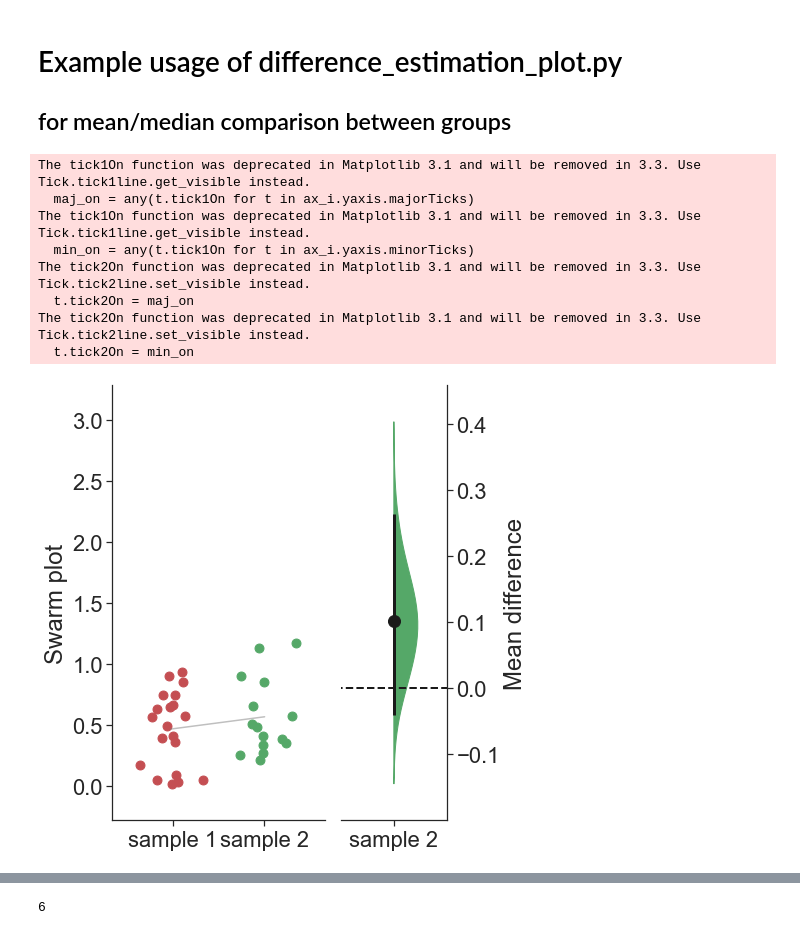
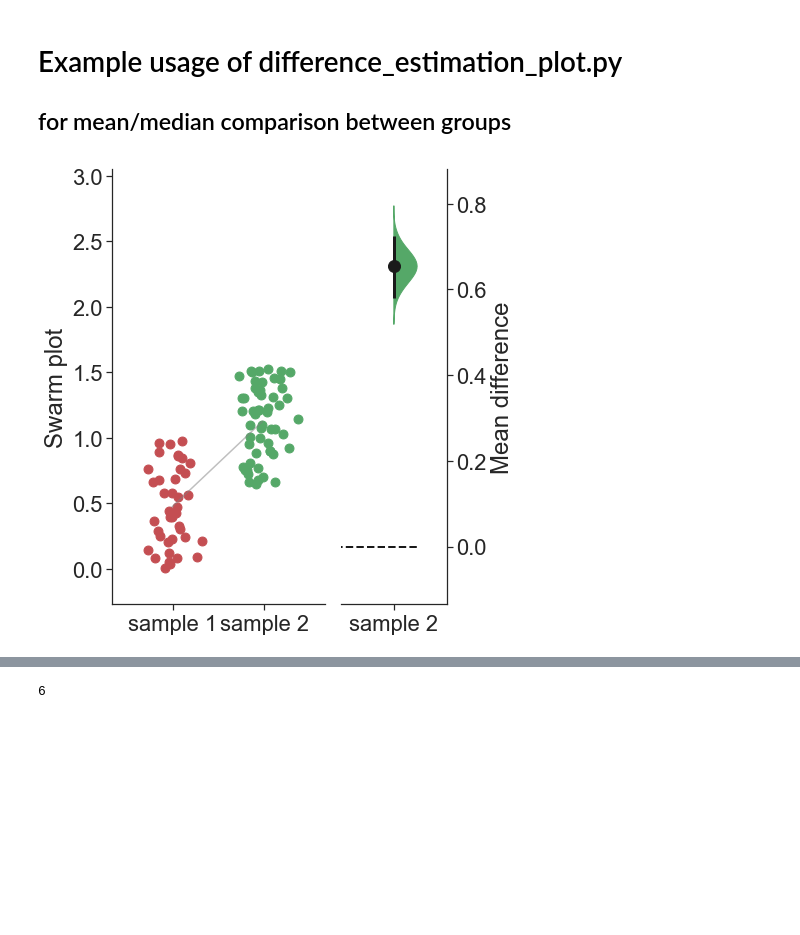
Before and after one commit to drsax93/difference_estimation_plot, a Jupyter notebook: difference_estimation_plot_examples.ipynb, the cells around one changed output, grey strips where cells are left out. Saved outputs shown, nothing was run; the diff lists cells and outputs as text; code cells hidden in the pictures; blank space fills up the shorter version.

```diff
--- a/difference_estimation_plot_examples.ipynb
+++ b/difference_estimation_plot_examples.ipynb
@@ -6,23 +6,15 @@ import numpy as np
 import difference_estimation_plot as dpl
 # %%
 ## Unpaired example:
-input_ = {'sample 1': np.random.rand(20), 'sample 2': np.random.rand(15) + 0.2,
+input_ = {'sample 1': np.random.rand(40), 'sample 2': np.random.rand(55) + 0.6,
      'sample 3': np.random.rand(5) +2}
 KEYS = list(input_.keys())
 fig,axs = dpl.estimation_plot(input_, [KEYS[:2]], SMOOTH=[1,3], operation=np.mean,
                               color_palette=['r', 'g', 'b'], stat=False, paired=False,
                               spread=3, SWARM=1, vertical=0, figsize=(6,8),
                              bootPlot_kw={'ci_size':12,'ci_width':3,'ref_width':2})
 # %% [output]
-The tick1On function was deprecated in Matplotlib 3.1 and will be removed in 3.3. Use Tick.tick1line.get_visible instead.
-  maj_on = any(t.tick1On for t in ax_i.yaxis.majorTicks)
-The tick1On function was deprecated in Matplotlib 3.1 and will be removed in 3.3. Use Tick.tick1line.get_visible instead.
-  min_on = any(t.tick1On for t in ax_i.yaxis.minorTicks)
-The tick2On function was deprecated in Matplotlib 3.1 and will be removed in 3.3. Use Tick.tick2line.set_visible instead.
-  t.tick2On = maj_on
-The tick2On function was deprecated in Matplotlib 3.1 and will be removed in 3.3. Use Tick.tick2line.set_visible instead.
-  t.tick2On = min_on
-[figure, old version]
+[figure, new version]
 # %%
 fig,axs = dpl.estimation_plot(input_, [KEYS], SMOOTH=[1,3], operation=np.mean,
                               color_palette=['r', 'g', 'b'], stat=False, paired=False,
```
Also changed, not shown: parts of 4 cells of this notebook, 1 other file.
